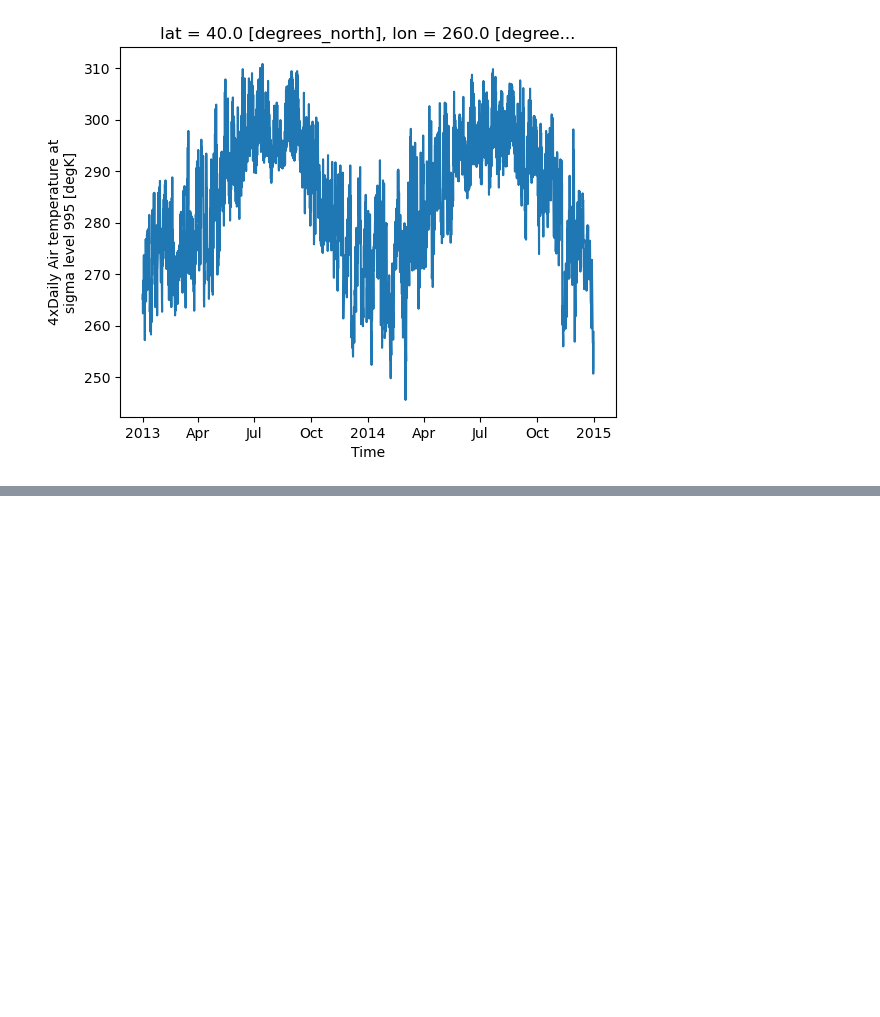
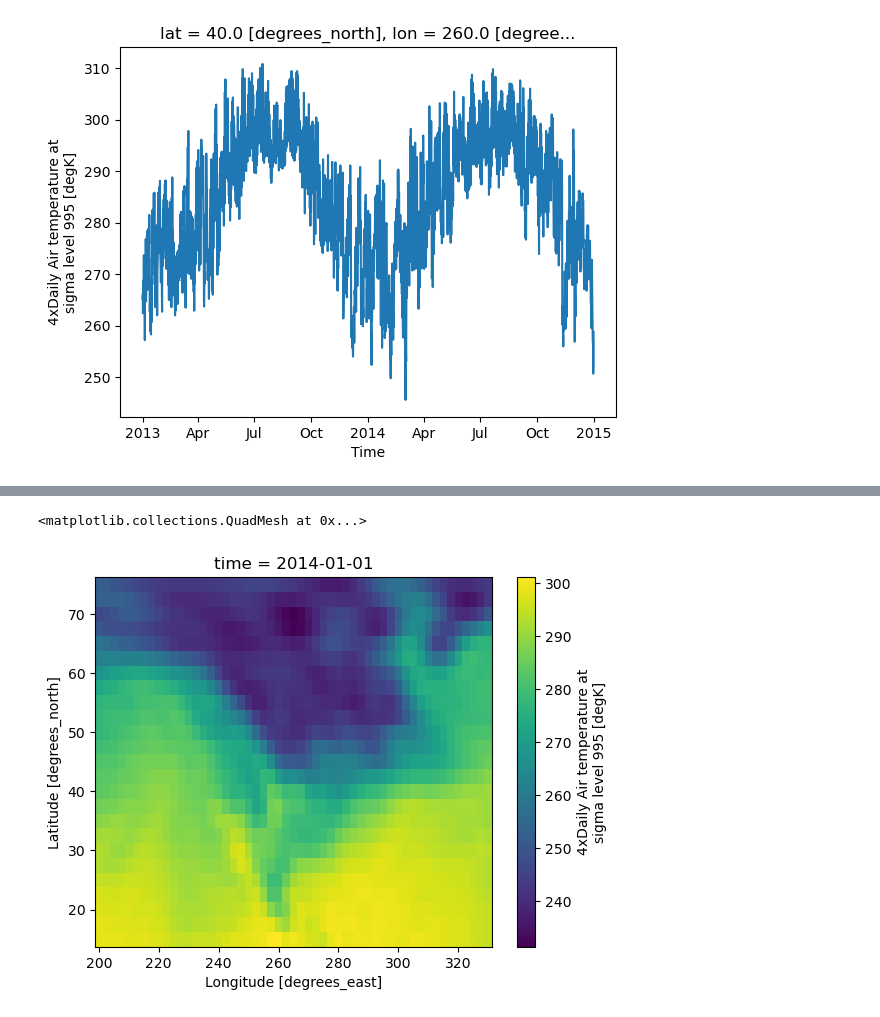
Before and after one commit to Geography-and-Planning/intro-to-gis, a Jupyter notebook: notebook/xarray.ipynb, the cells around one changed output, grey strips where cells are left out. Saved outputs shown, nothing was run; the diff lists cells and outputs as text; code cells hidden in the pictures; blank space fills up the shorter version.

```diff
--- a/notebook/xarray.ipynb
+++ b/notebook/xarray.ipynb
@@ -248,0 +312,6 @@ plt.show()
+# %%
+# selecting using indexing rather than exact time values
+ds.air.isel(time=1460).plot(x="lon")
+# %% [output]
+<matplotlib.collections.QuadMesh at 0x...>
+[figure, added]
```
Also changed, not shown: parts of 7 cells of this notebook.
